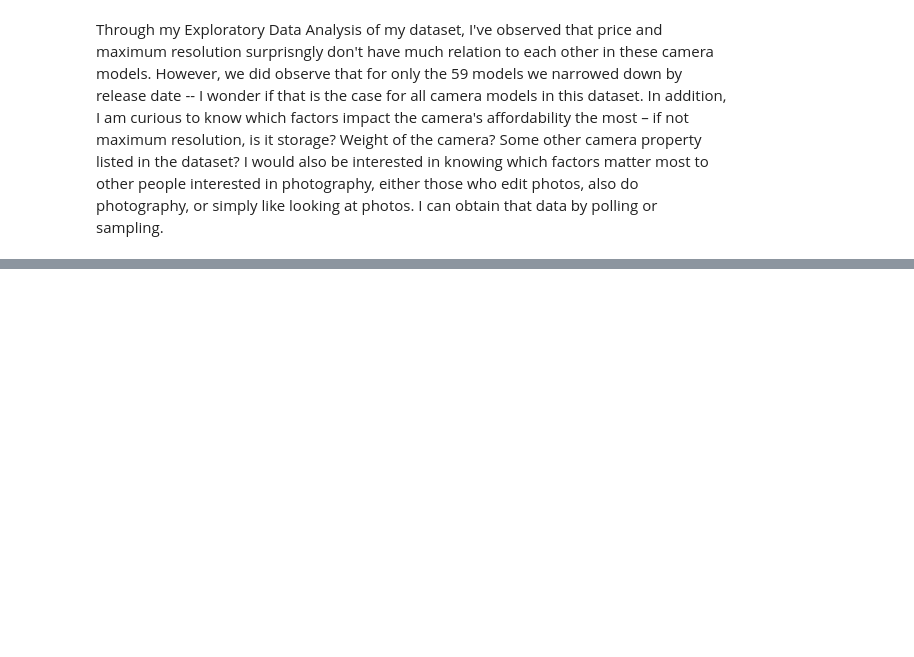
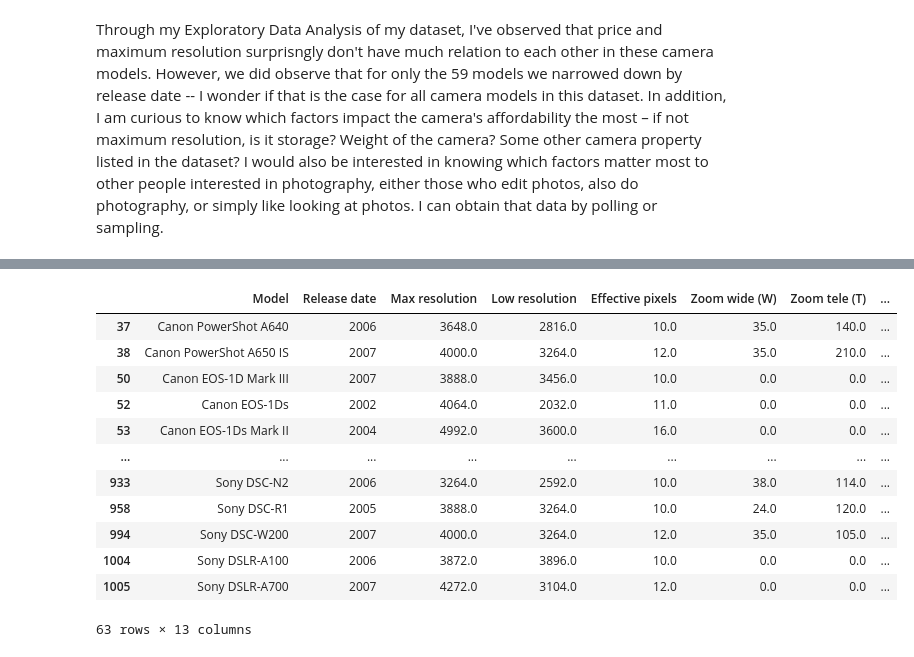
Before and after one commit to rkwreck/STAT107_Labs_and_Projects, a Jupyter notebook: project2/proj_2_cameras.ipynb, the cells around one changed output, grey strips where cells are left out. Saved outputs shown, nothing was run; the diff lists cells and outputs as text; code cells hidden in the pictures; blank space fills up the shorter version.

```diff
--- a/project2/proj_2_cameras.ipynb
+++ b/project2/proj_2_cameras.ipynb
@@ -166,0 +196,18 @@ Through my Exploratory Data Analysis of my dataset, I've observed that price and
+# %%
+# Sample 1: cameras with 10 or more effective pixels
+sample1 = df.loc[df['Effective pixels'] >= 10]
+sample1
+# %% [output]
+|  | Model | Release date | Max resolution | Low resolution | Effective pixels | Zoom wide (W) | Zoom tele (T) | ... |
+| 37 | Canon PowerShot A640 | 2006 | 3648.0 | 2816.0 | 10.0 | 35.0 | 140.0 | ... |
+| 38 | Canon PowerShot A650 IS | 2007 | 4000.0 | 3264.0 | 12.0 | 35.0 | 210.0 | ... |
+| 50 | Canon EOS-1D Mark III | 2007 | 3888.0 | 3456.0 | 10.0 | 0.0 | 0.0 | ... |
+| 52 | Canon EOS-1Ds | 2002 | 4064.0 | 2032.0 | 11.0 | 0.0 | 0.0 | ... |
+| 53 | Canon EOS-1Ds Mark II | 2004 | 4992.0 | 3600.0 | 16.0 | 0.0 | 0.0 | ... |
+| ... | ... | ... | ... | ... | ... | ... | ... | ... |
+| 933 | Sony DSC-N2 | 2006 | 3264.0 | 2592.0 | 10.0 | 38.0 | 114.0 | ... |
+| 958 | Sony DSC-R1 | 2005 | 3888.0 | 3264.0 | 10.0 | 24.0 | 120.0 | ... |
+| 994 | Sony DSC-W200 | 2007 | 4000.0 | 3264.0 | 12.0 | 35.0 | 105.0 | ... |
+| 1004 | Sony DSLR-A100 | 2006 | 3872.0 | 3896.0 | 10.0 | 0.0 | 0.0 | ... |
+| 1005 | Sony DSLR-A700 | 2007 | 4272.0 | 3104.0 | 12.0 | 0.0 | 0.0 | ... |
+63 rows × 13 columns
```
Also changed, not shown: parts of 28 cells of this notebook.
